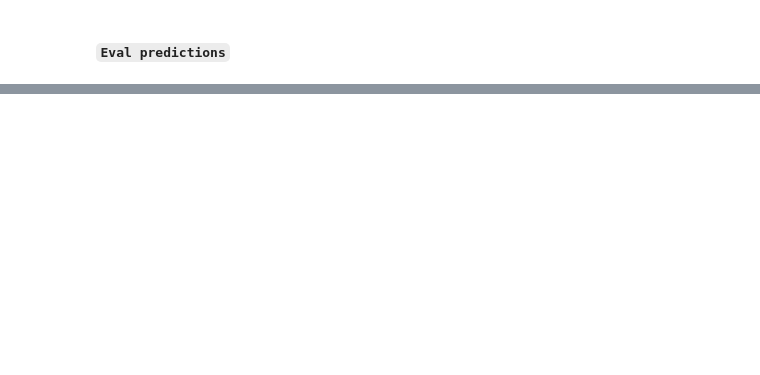
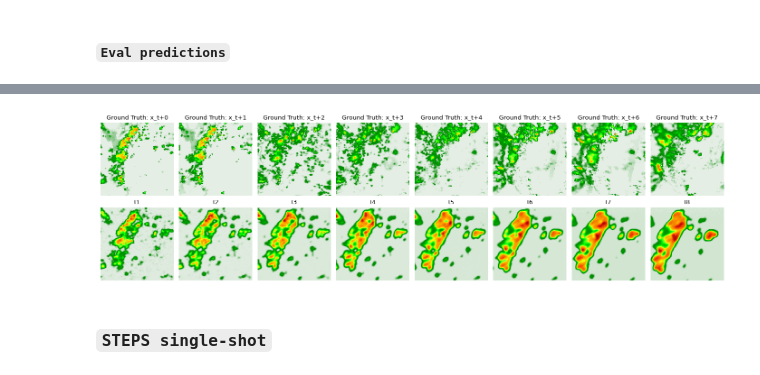
Before and after one commit to Dseal95/DYffcast, a Jupyter notebook: rainnow/notebooks/PySteps/pysteps_exploration.ipynb, the cells around one changed output, grey strips where cells are left out. Saved outputs shown, nothing was run; the diff lists cells and outputs as text; code cells hidden in the pictures; blank space fills up the shorter version.

Commit message:
adding formatting PySteps NBs

```diff
--- a/rainnow/notebooks/PySteps/pysteps_exploration.ipynb
+++ b/rainnow/notebooks/PySteps/pysteps_exploration.ipynb
@@ -497,19 +328,28 @@ torch.Size([4, 1, 128, 128]) torch.Size([8, 1, 128, 128])
-# %%
-results = []
-with torch.no_grad():
-    for e, (X, target) in enumerate(eval_loader):
-        predictions = {}
-        # predict t+1
-        _input = X.clone().unsqueeze(0).to(device)
-
-        for t in range(target.size(0)):
-            pred = model(_input)
-            if isinstance(model.output_activation, nn.Tanh):
-                pred = transform_minus1_1_to_0_1(pred)
-
-            predictions[f"t{t+1}"] = pred.squeeze(0)
-
-            # update the inputs with the last pred.
-            _input = torch.concat([_input[:, 1:, ...], pred], dim=1)
-
-        results.append([target, predictions])
+# %%
+# plot the predictions:
+c = 0
+figsize = (14, 4)
+plot_params = {"cmap": rain_cmap, "vmin": 2, "vmax": 18}
+
+idx = 6
+
+targets, predictions = results[idx]
+predictions = {k: v for k, v in predictions.items()}
+
+fig, axs = plt.subplots(2, targets.size(0), figsize=figsize)
+plt.rcParams.update(global_params)
+# plot ground truth in the 1st row.
+for j in range(targets.size(0)):
+    axs[0, j].imshow(targets[j, c, ...], **{"cmap": rain_cmap})
+    axs[0, j].set_title(f"Ground Truth: x_t+{j}")
+# plot predictions.
+for e, (k, pred) in enumerate(predictions.items()):
+    axs[1, e].imshow(pred[c, :, :], **{"cmap": rain_cmap})
+    axs[1, e].set_title(f"{k}")
+for ax in axs.flatten():
+    ax.axis("off")
+plt.tight_layout()
+# %% [output]
+[figure, added]
+# %% [markdown]
+### `STEPS single-shot`
```
Also changed, not shown: parts of 20 cells of this notebook, 1 other file.
